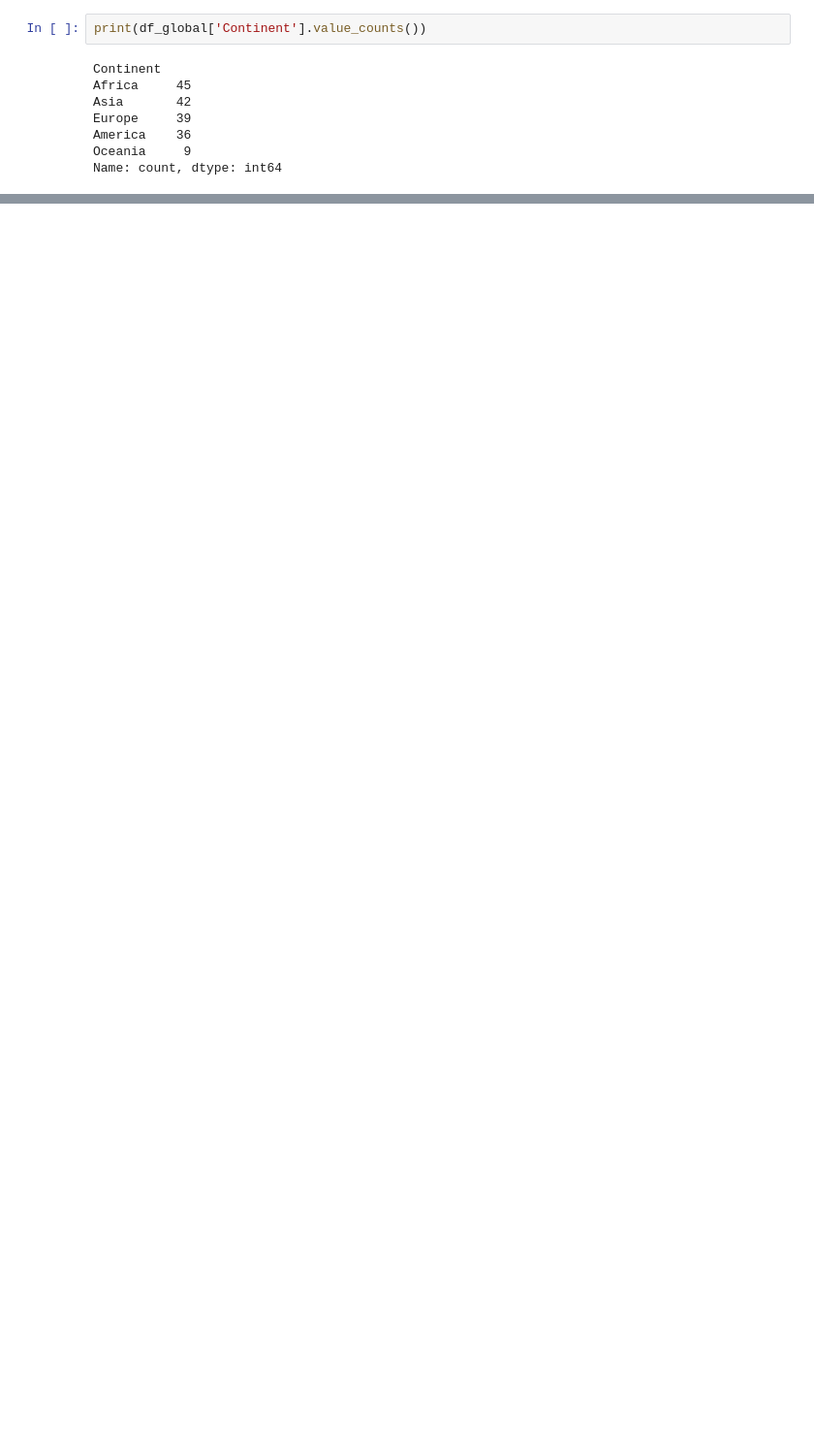
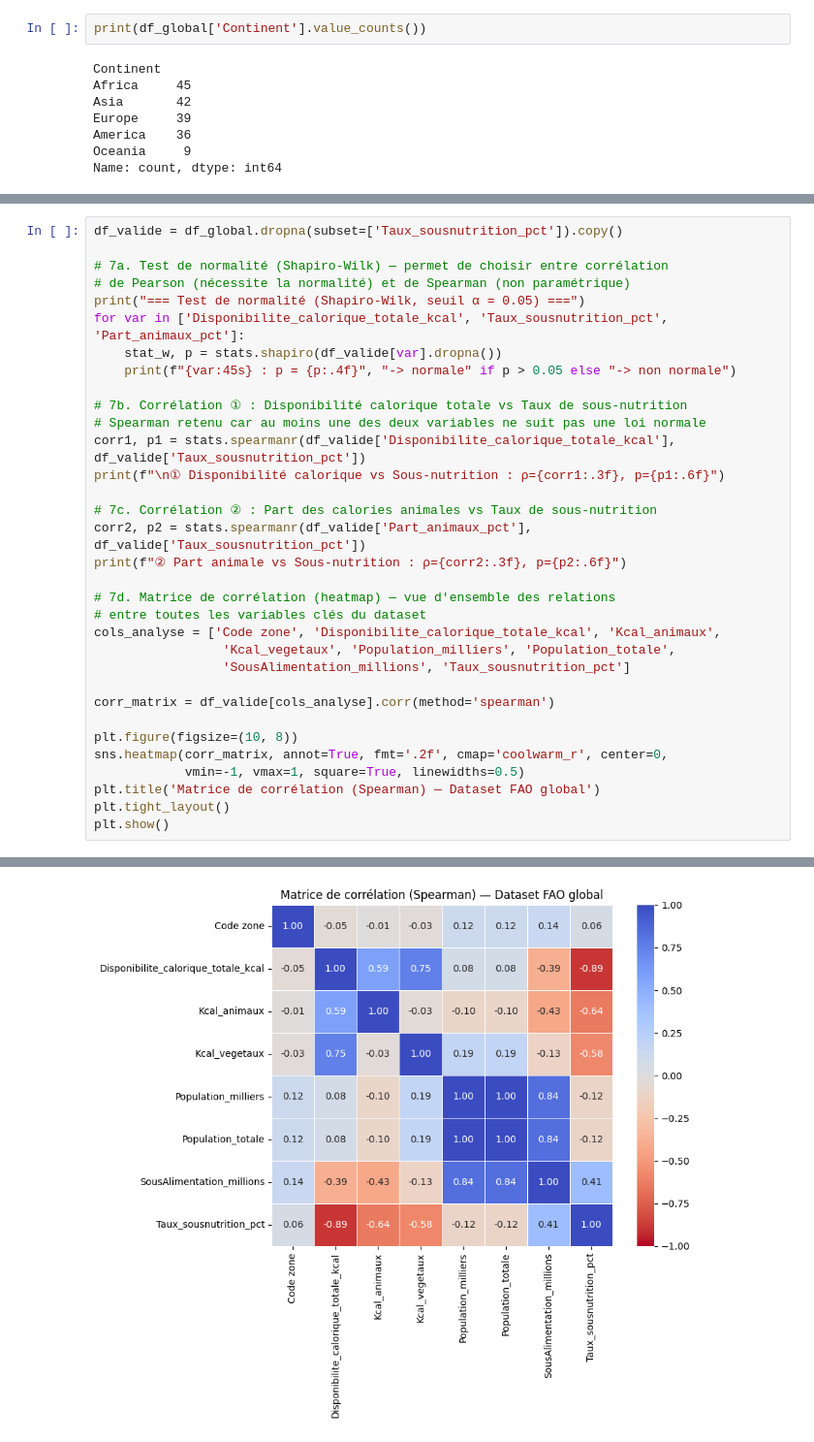
Before and after one commit to XiaoqingGdc/FAO_food_analysis, a Jupyter notebook: FAO_datalab_exploration.ipynb, the cells around one changed output, grey strips where cells are left out. Shown at 97% size. Saved outputs shown, nothing was run; the diff lists cells and outputs as text; blank space fills up the shorter version.

```diff
--- a/FAO_datalab_exploration.ipynb
+++ b/FAO_datalab_exploration.ipynb
@@ -371,0 +295,34 @@ principalement en Amérique latine, Asie et
+# %%
+df_valide = df_global.dropna(subset=['Taux_sousnutrition_pct']).copy()
+
+# 7a. Test de normalité (Shapiro-Wilk) — permet de choisir entre corrélation
+# de Pearson (nécessite la normalité) et de Spearman (non paramétrique)
+print("=== Test de normalité (Shapiro-Wilk, seuil α = 0.05) ===")
+for var in ['Disponibilite_calorique_totale_kcal', 'Taux_sousnutrition_pct', 'Part_animaux_pct']:
+    stat_w, p = stats.shapiro(df_valide[var].dropna())
+    print(f"{var:45s} : p = {p:.4f}", "-> normale" if p > 0.05 else "-> non normale")
+
+# 7b. Corrélation ① : Disponibilité calorique totale vs Taux de sous-nutrition
+# Spearman retenu car au moins une des deux variables ne suit pas une loi normale
+corr1, p1 = stats.spearmanr(df_valide['Disponibilite_calorique_totale_kcal'], df_valide['Taux_sousnutrition_pct'])
+print(f"\n① Disponibilité calorique vs Sous-nutrition : ρ={corr1:.3f}, p={p1:.6f}")
+
+# 7c. Corrélation ② : Part des calories animales vs Taux de sous-nutrition
+corr2, p2 = stats.spearmanr(df_valide['Part_animaux_pct'], df_valide['Taux_sousnutrition_pct'])
+print(f"② Part animale vs Sous-nutrition : ρ={corr2:.3f}, p={p2:.6f}")
+
+# 7d. Matrice de corrélation (heatmap) — vue d'ensemble des relations
+# entre toutes les variables clés du dataset
+cols_analyse = ['Code zone', 'Disponibilite_calorique_totale_kcal', 'Kcal_animaux',
+                 'Kcal_vegetaux', 'Population_milliers', 'Population_totale',
+                 'SousAlimentation_millions', 'Taux_sousnutrition_pct']
+
+corr_matrix = df_valide[cols_analyse].corr(method='spearman')
+
+plt.figure(figsize=(10, 8))
+sns.heatmap(corr_matrix, annot=True, fmt='.2f', cmap='coolwarm_r', center=0,
+            vmin=-1, vmax=1, square=True, linewidths=0.5)
+plt.title('Matrice de corrélation (Spearman) — Dataset FAO global')
+plt.tight_layout()
+plt.show()
+# %% [output]
@@ -371,0 +336 @@ principalement en Amérique latine, Asie et
+[figure, added]
```
Also changed, not shown: parts of 33 cells of this notebook.
